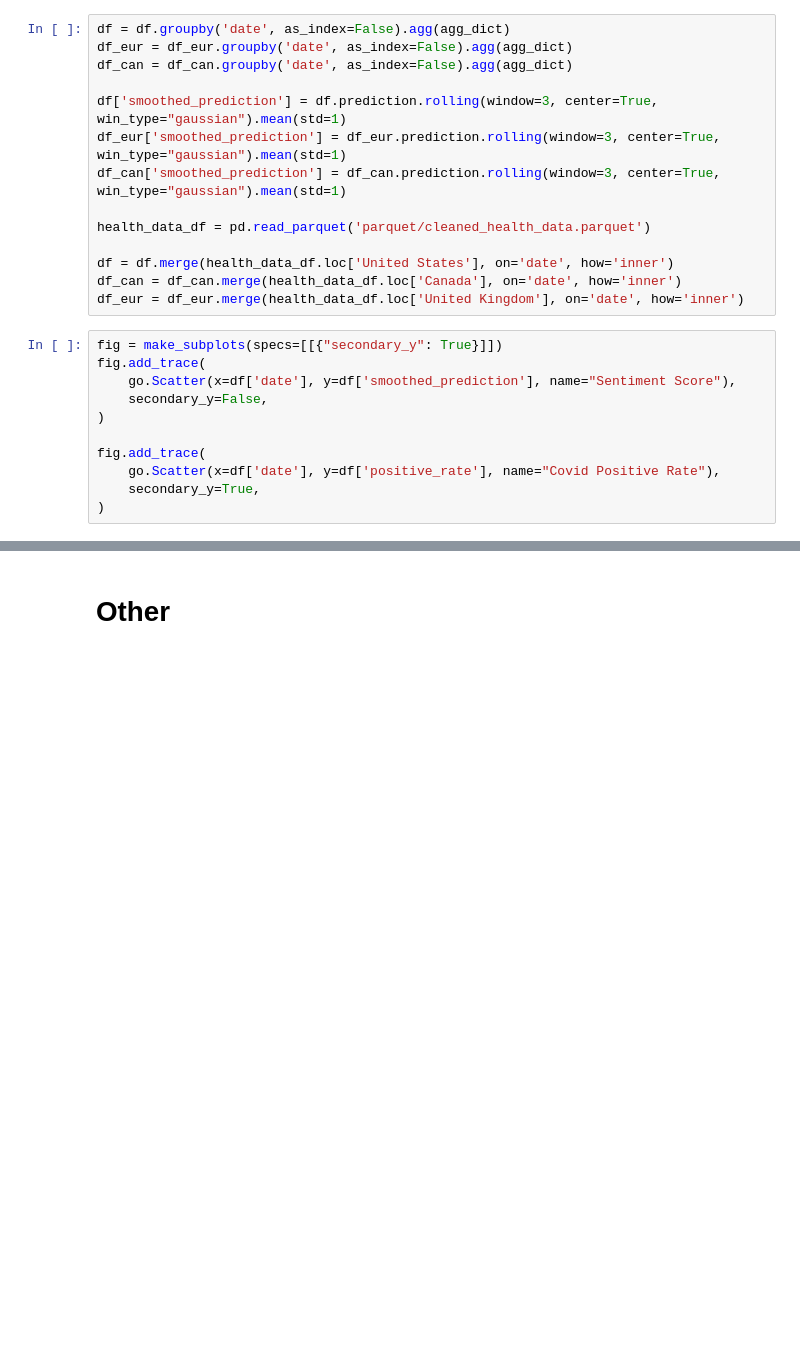
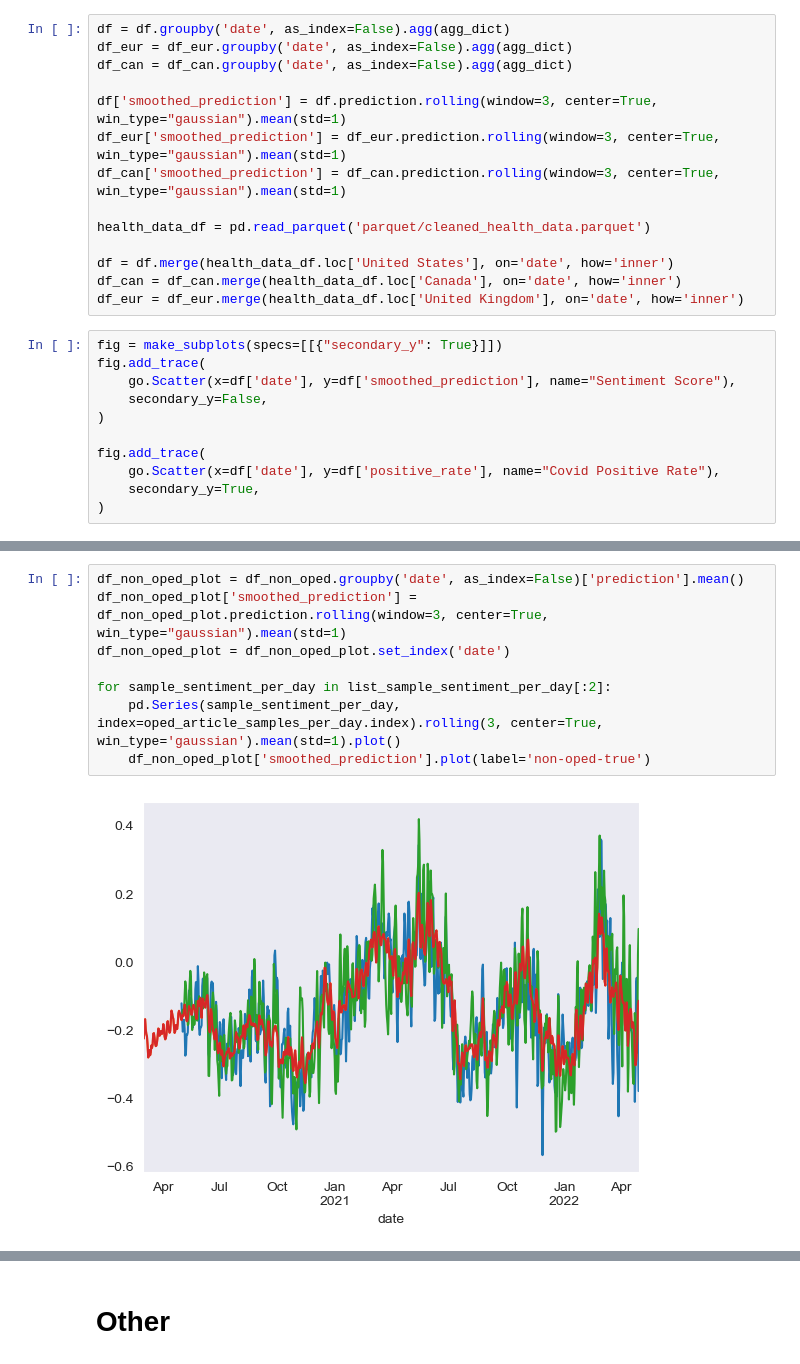
Before and after one commit to GabeNicholson/covid-news, a Jupyter notebook: covid_data_analysis.ipynb, the cells around one changed output, grey strips where cells are left out. Drawn from its saved outputs; the diff is of its cells as text; blank space fills up the shorter version.

```diff
--- a/covid_data_analysis.ipynb
+++ b/covid_data_analysis.ipynb
@@ -374,0 +486,10 @@ fig.add_trace(
+# %%
+df_non_oped_plot = df_non_oped.groupby('date', as_index=False)['prediction'].mean()
+df_non_oped_plot['smoothed_prediction'] = df_non_oped_plot.prediction.rolling(window=3, center=True, win_type="gaussian").mean(std=1)
+df_non_oped_plot = df_non_oped_plot.set_index('date')
+
+for sample_sentiment_per_day in list_sample_sentiment_per_day[:2]:
+    pd.Series(sample_sentiment_per_day, index=oped_article_samples_per_day.index).rolling(3, center=True, win_type='gaussian').mean(std=1).plot()
+    df_non_oped_plot['smoothed_prediction'].plot(label='non-oped-true')
+# %% [output]
+[figure, added]
```
Also changed, not shown: parts of 37 cells of this notebook, 2 other files.
